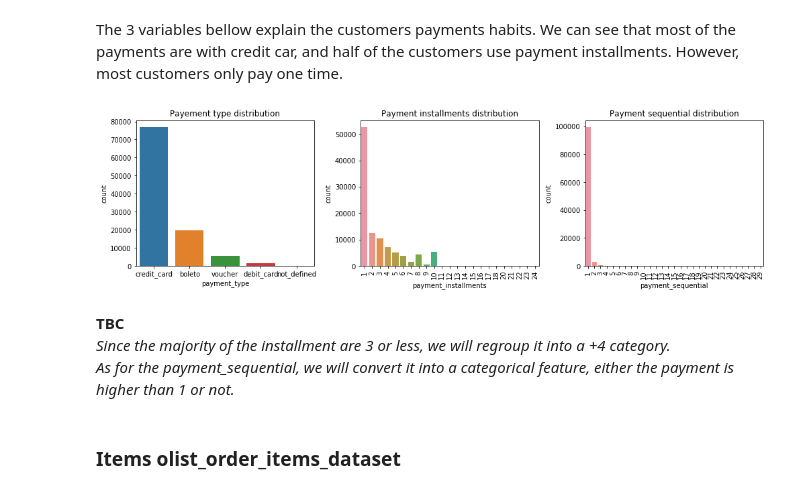
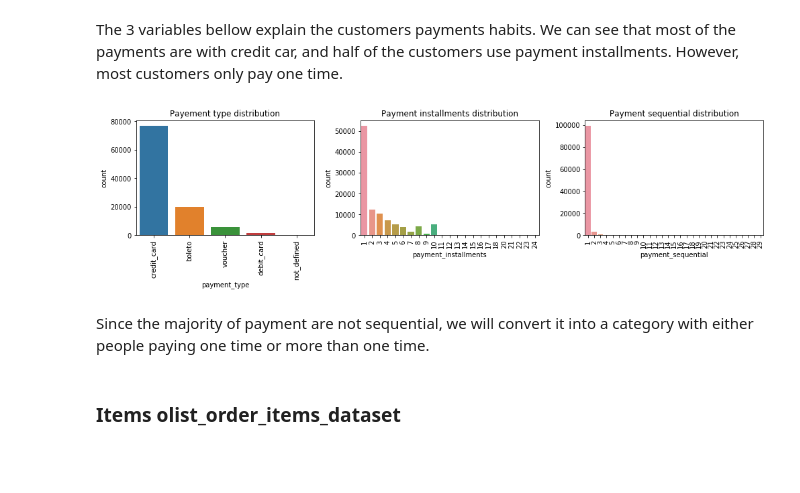
Before and after one commit to JulesLB/OpenClassroomsProject, a Jupyter notebook: Project5/Project5_Exploratory.ipynb, the cells around one changed output. Cells and saved outputs as stored; diff of their text form; code cells hidden in the pictures; blank space fills up the shorter version.

```diff
--- a/Project5/Project5_Exploratory.ipynb
+++ b/Project5/Project5_Exploratory.ipynb
@@ -152,28 +152,28 @@ The 3 variables bellow explain the customers payments habits. We can see that mo
 # %%
 #Price distribution
 fig = plt.figure(figsize=(14,4))
 ax1 = fig.add_subplot(131)
 ax2 = fig.add_subplot(132)
 ax3 = fig.add_subplot(133)
 
-sns.countplot(df_payment['payment_type'],ax=ax1)
+g2 = sns.countplot(df_payment['payment_type'],ax=ax1)
 ax1.set_title('Payement type distribution')
+g2.set_xticklabels(g2.get_xticklabels(), rotation=90)
+
 
 #Convert 0 payment installments into 1 (it concerns only 3 orders)
 df_payment['payment_installments'] = df_payment['payment_installments'].apply(lambda x: x if x!=0 else 1)
 g1 = sns.countplot(df_payment['payment_installments'].dropna(),ax=ax2)
 ax2.set_title('Payment installments distribution')
 g1.set_xticklabels(g1.get_xticklabels(), rotation=90)
 
 sns.countplot(df_payment['payment_sequential'],ax=ax3)
 ax3.set_title('Payment sequential distribution')
 
 plt.xticks(rotation=90)
 plt.tight_layout(pad=1.0)
 # %% [output]
-[figure, old version]
+[figure, new version]
-# %% [markdown]
-**TBC**
-*Since the majority of the installment are 3 or less, we will regroup it into a +4 category.
-As for the payment_sequential, we will convert it into a categorical feature, either the payment is higher than 1 or not.*
+# %% [markdown]
+Since the majority of payment are not sequential, we will convert it into a category with either people paying one time or more than one time.
 # %%
```
Also changed, not shown: parts of 24 cells of this notebook.
